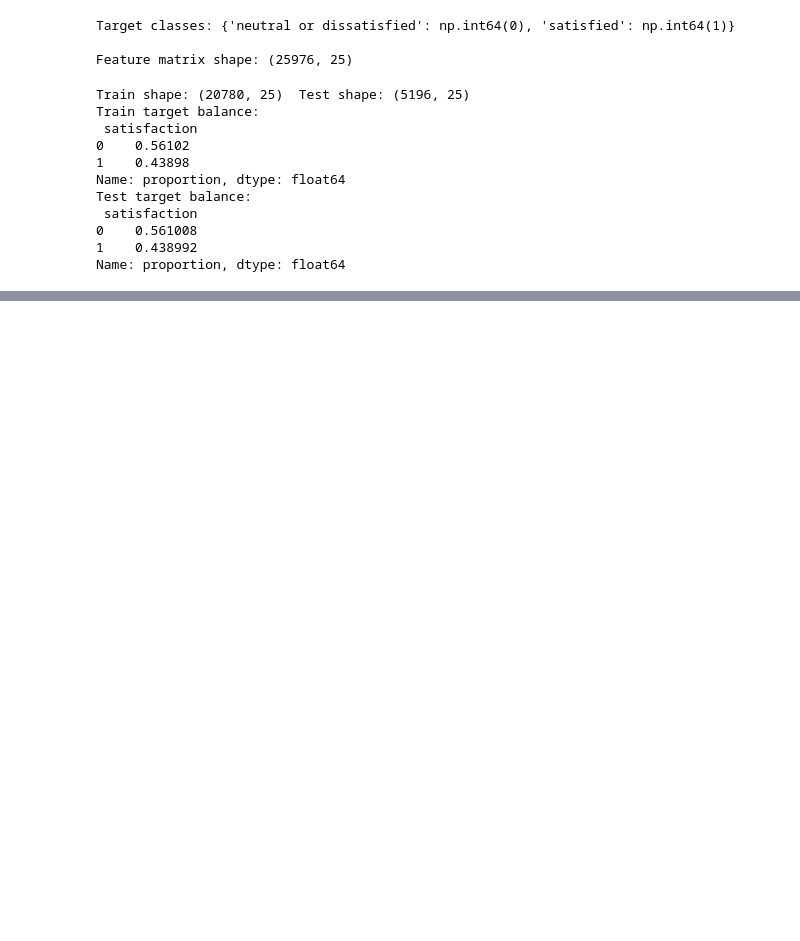
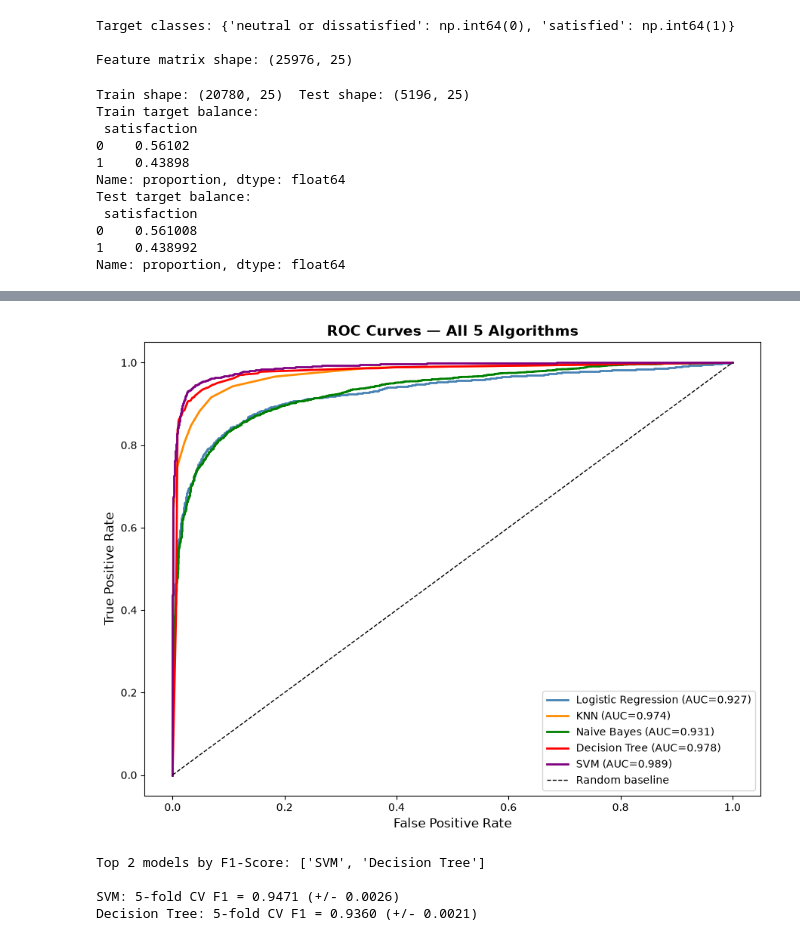
Before and after one commit to hemnath-28/ML-Evaulation-, a Jupyter notebook: classification.ipynb, the cells around one changed output, grey strips where cells are left out. Saved outputs shown, nothing was run; the diff lists cells and outputs as text; code cells hidden in the pictures; blank space fills up the shorter version.

```diff
--- a/classification.ipynb
+++ b/classification.ipynb
@@ -361,0 +440,34 @@ plt.show()
+# %%
+# ROC curves for all 5 models
+plt.figure(figsize=(9, 7))
+colors = ['steelblue', 'darkorange', 'green', 'red', 'purple']
+for (name, (model, X_te)), color in zip(trained_models.items(), colors):
+    y_proba = model.predict_proba(X_te)[:, 1]
+    fpr, tpr, _ = roc_curve(y_test, y_proba)
+    auc = roc_auc_score(y_test, y_proba)
+    plt.plot(fpr, tpr, label=f'{name} (AUC={auc:.3f})', color=color, lw=2)
+plt.plot([0, 1], [0, 1], 'k--', label='Random baseline', lw=1)
+plt.xlabel('False Positive Rate', fontsize=12)
+plt.ylabel('True Positive Rate', fontsize=12)
+plt.title('ROC Curves — All 5 Algorithms', fontsize=14, fontweight='bold')
+plt.legend(loc='lower right', fontsize=10)
+plt.tight_layout()
+plt.savefig('roc_curves.png', bbox_inches='tight', dpi=120)
+plt.show()
+# %% [output]
+[figure, added]
+# %%
+# 5-fold cross-validated F1 for top 2 models
+top2 = results_df.head(2)['Model'].tolist()
+print('Top 2 models by F1-Score:', top2)
+print()
+for name in top2:
+    model, _ = trained_models[name]
+    X_cv = X_train_scaled if name in ['Logistic Regression', 'KNN', 'SVM'] else X_train
+    cv_scores = cross_val_score(model, X_cv, y_train, cv=5, scoring='f1_weighted', n_jobs=-1)
+    print(f'{name}: 5-fold CV F1 = {cv_scores.mean():.4f} (+/- {cv_scores.std():.4f})')
+# %% [output]
+Top 2 models by F1-Score: ['SVM', 'Decision Tree']
+
+SVM: 5-fold CV F1 = 0.9471 (+/- 0.0026)
+Decision Tree: 5-fold CV F1 = 0.9360 (+/- 0.0021)
```
Also changed, not shown: parts of 40 cells of this notebook.
